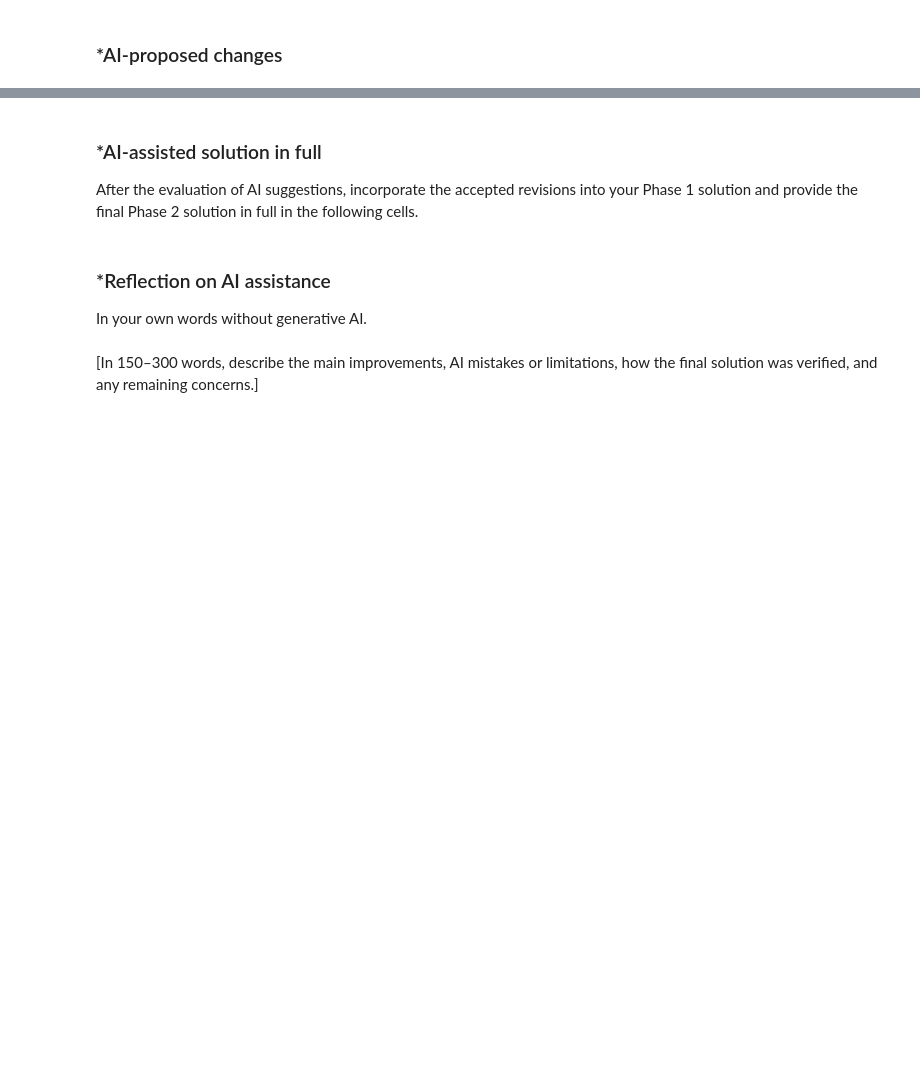
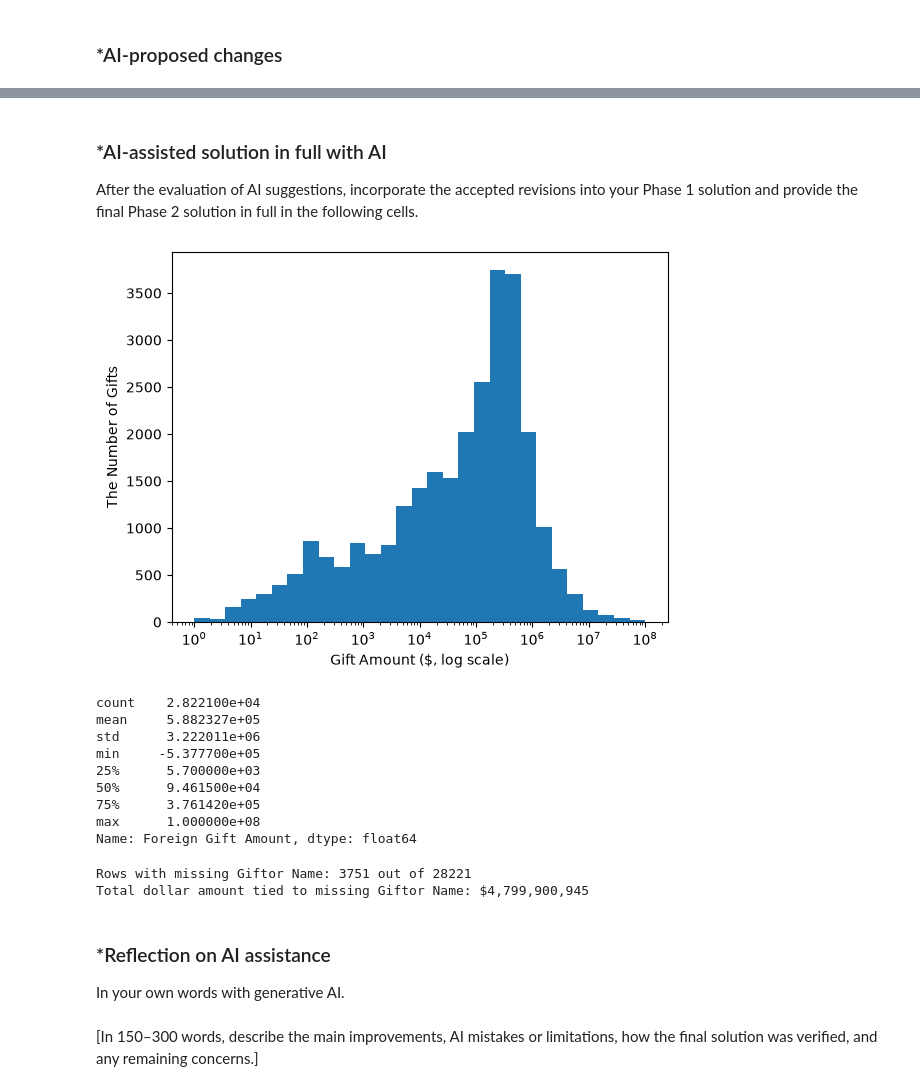
Before and after one commit to singhEkamjots/A02-eda-and-visualization, a Jupyter notebook: notebook.ipynb, the cells around one changed output, grey strips where cells are left out. Cells and saved outputs as stored; diff of their text form; code cells hidden in the pictures; blank space fills up the shorter version.

```diff
--- a/notebook.ipynb
+++ b/notebook.ipynb
@@ -224,3 +230,3 @@ Keep Phase 1 frozen.
 # %% [markdown]
-### *AI-assisted solution in full
+### *AI-assisted solution in full with AI
 After the evaluation of AI suggestions, incorporate the accepted revisions into your Phase 1 solution and provide the final Phase 2 solution in full in the following cells.
@@ -229,5 +233,36 @@ After the evaluation of AI suggestions, incorporate the accepted revisions into
+# %%
+positive_amounts = df[df["Foreign Gift Amount"] > 0]["Foreign Gift Amount"]
+
+log_bins = np.logspace(np.log10(positive_amounts.min()), np.log10(positive_amounts.max()), 30)
+
+plt.hist(positive_amounts, bins=log_bins)
+plt.xscale("log")
+plt.xlabel("Gift Amount ($, log scale)")
+plt.ylabel("The Number of Gifts")
+plt.show()
+
+df["Foreign Gift Amount"].describe()
+# %% [output]
+[figure, added]
+count    2.822100e+04
+mean     5.882327e+05
+std      3.222011e+06
+min     -5.377700e+05
+25%      5.700000e+03
+50%      9.461500e+04
+75%      3.761420e+05
+max      1.000000e+08
+Name: Foreign Gift Amount, dtype: float64
+# %%
+missing_giftor = df["Giftor Name"].isna().sum()
+missing_giftor_amount = df.loc[df["Giftor Name"].isna(), "Foreign Gift Amount"].sum()
+print(f"Rows with missing Giftor Name: {missing_giftor} out of {len(df)}")
+print(f"Total dollar amount tied to missing Giftor Name: ${missing_giftor_amount:,.0f}")
+# %% [output]
+Rows with missing Giftor Name: 3751 out of 28221
+Total dollar amount tied to missing Giftor Name: $4,799,900,945
 # %% [markdown]
 ### *Reflection on AI assistance
-In your own words without generative AI.
+In your own words with generative AI.
 # %% [markdown]
 [In 150–300 words, describe the main improvements, AI mistakes or limitations, how the final solution was verified, and any remaining concerns.]
```
Also changed, not shown: parts of 10 cells of this notebook.
